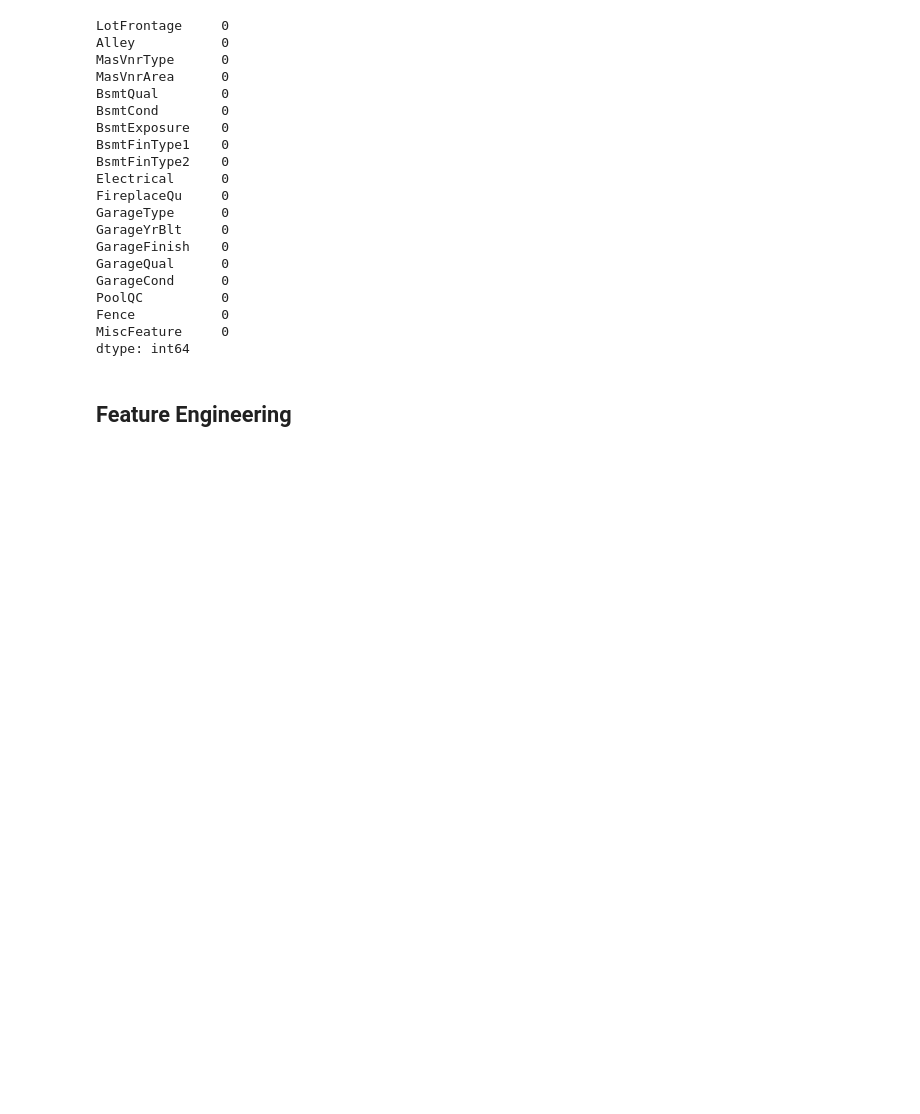
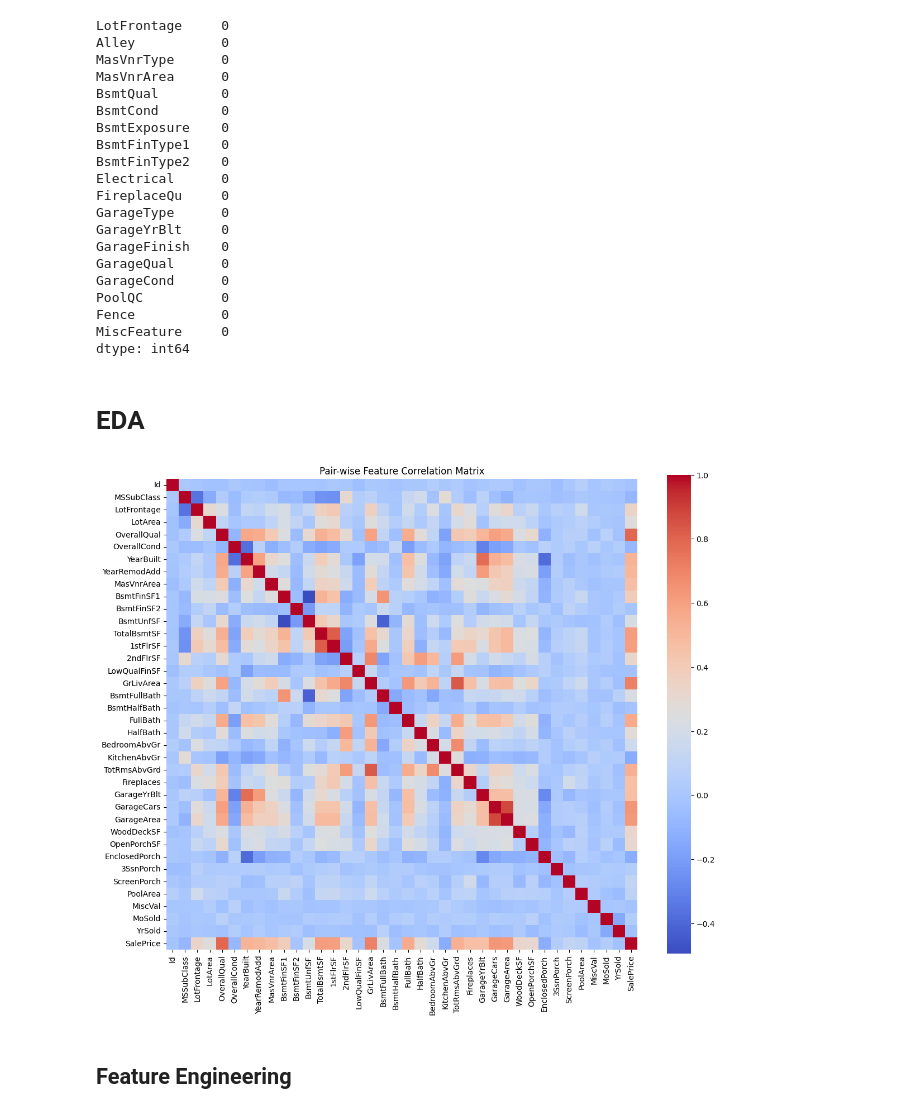
Before and after one commit to annwanginnt/Operation-Research, a Jupyter notebook: AIassignment2.ipynb, the cells around one changed output. Drawn from its saved outputs; the diff is of its cells as text; code cells hidden in the pictures; blank space fills up the shorter version.

```diff
--- a/AIassignment2.ipynb
+++ b/AIassignment2.ipynb
@@ -114,6 +109,24 @@ PoolQC          0
 Fence           0
 MiscFeature     0
 dtype: int64
+# %% [markdown]
+# EDA
+# %%
+
+# Select only numerical columns for correlation matrix
+numeric_df = df.select_dtypes(include=[np.number])
+
+# Calculate the correlation matrix
+corr_matrix = numeric_df.corr()
+
+# Plot the heatmap
+plt.figure(figsize=(12, 10))
+sns.heatmap(corr_matrix, annot=False, fmt=".2f", cmap='coolwarm', square=True)
+plt.title('Pair-wise Feature Correlation Matrix')
+plt.tight_layout()
+plt.show()
+# %% [output]
+[figure, added]
 # %% [markdown]
 ## Feature Engineering
 # %%
```
Also changed, not shown: parts of 27 cells of this notebook.
